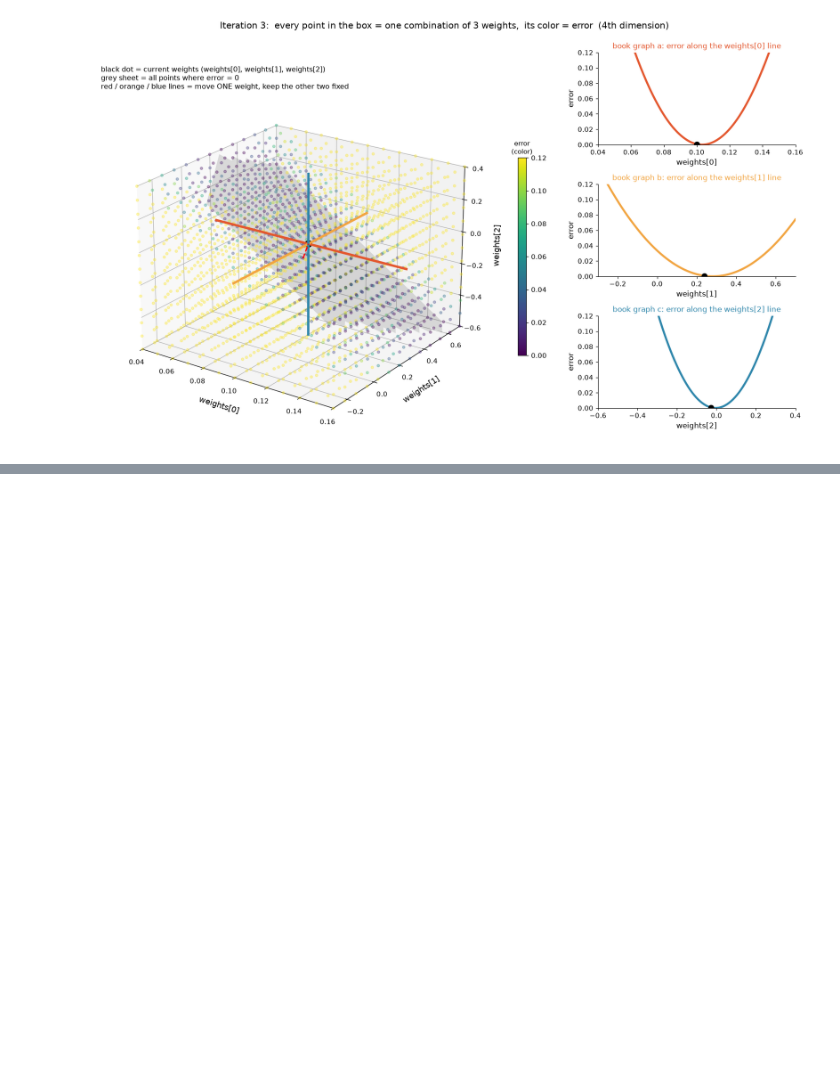
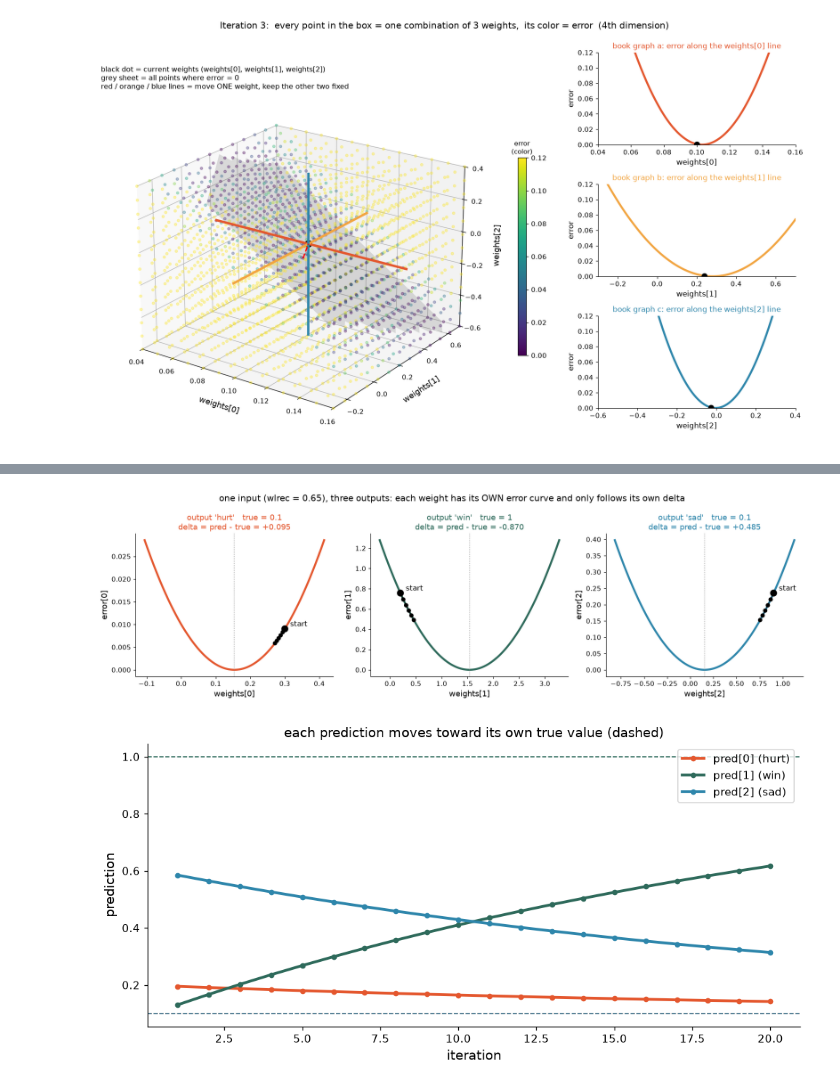
Before and after one commit to en-pantoufles/grokking-dl, a Jupyter notebook: notebooks/ch05.ipynb, the cells around one changed output, grey strips where cells are left out. Cells and saved outputs as stored; diff of their text form; code cells hidden in the pictures; blank space fills up the shorter version.

```diff
--- a/notebooks/ch05.ipynb
+++ b/notebooks/ch05.ipynb
@@ -429,3 +429,81 @@ for r, (w_now, e_now) in enumerate(history):
 [figure]
 [figure]
 [figure]
+# %%
+%matplotlib inline
+import numpy as np
+import matplotlib.pyplot as plt
+
+wlrec = [0.65, 1.0, 1.0, 0.9]
+hurt = [0.1, 0.0, 0.0, 0.1]
+win = [1, 1, 0, 1]
+sad = [0.1, 0.0, 0.1, 0.2]
+
+input = wlrec[0]
+true = [hurt[0], win[0], sad[0]]
+alpha = 0.1
+weights = [0.3, 0.2, 0.9]
+
+history = []
+for iter in range(20):
+    pred = [input * w for w in weights]
+    error = [(pred[i] - true[i]) ** 2 for i in range(3)]
+    delta = [pred[i] - true[i] for i in range(3)]
+    weight_deltas = [input * d for d in delta]
+    history.append((weights.copy(), pred, error, delta, weight_deltas))
+    for i in range(3):
+        weights[i] -= alpha * weight_deltas[i]
+
+w, pred, error, delta, wd = history[0]
+print("Iteration 1")
+for i, name in enumerate(["hurt", "win", "sad"]):
+    print(f"  {name:4}: weight={w[i]:.3f}  pred={pred[i]:.3f}  true={true[i]}  "
+          f"delta={delta[i]:+.3f}  weight_delta={wd[i]:+.4f}  ->  new weight={history[1][0][i]:.3f}")
+
+NAMES = ["hurt", "win", "sad"]
+COLORS = ["#e4572e", "#2e6a5b", "#2e86ab"]
+
+
+# ---------- Figure 1: 출력 3개 = 독립된 단일 가중치 문제 3개 ----------
+fig, axes = plt.subplots(1, 3, figsize=(15, 4.5), dpi=110)
+fig.suptitle("one input (wlrec = 0.65), three outputs: each weight has its OWN error curve "
+             "and only follows its own delta", fontsize=13)
+
+for i, ax in enumerate(axes):
+    w_star = true[i] / input
+    span = max(abs(history[0][0][i] - w_star), 0.2) * 1.3
+    ws = np.linspace(w_star - span, w_star + span, 300)
+    ax.plot(ws, (input * ws - true[i]) ** 2, color=COLORS[i], lw=3)
+
+    path_w = [h[0][i] for h in history[:6]]
+    path_e = [h[2][i] for h in history[:6]]
+    ax.plot(path_w, path_e, color="black", ls="--", lw=1, zorder=4)
+    ax.scatter(path_w, path_e, color="black", s=[90] + [30] * 5, zorder=5)
+    ax.annotate("start", (path_w[0], path_e[0]), textcoords="offset points", xytext=(8, 4), fontsize=11)
+
+    ax.axvline(w_star, color="#999999", ls=":", lw=1)
+    ax.set_title(f"output '{NAMES[i]}'   true = {true[i]}\n"
+                 f"delta = pred - true = {history[0][3][i]:+.3f}", fontsize=12, color=COLORS[i])
+    ax.set_xlabel(f"weights[{i}]", fontsize=12)
+    ax.set_ylabel(f"error[{i}]", fontsize=12)
+    ax.spines[["top", "right"]].set_visible(False)
+
+plt.tight_layout()
+plt.show()
+
+
+# ---------- Figure 2: 세 예측이 각자의 정답으로 수렴 ----------
+fig, ax = plt.subplots(figsize=(9, 4.5), dpi=110)
+its = np.arange(1, len(history) + 1)
+for i in range(3):
+    ax.plot(its, [h[1][i] for h in history], color=COLORS[i], lw=2.5, marker="o", ms=4,
+            label=f"pred[{i}] ({NAMES[i]})")
+    ax.axhline(true[i], color=COLORS[i], ls="--", lw=1)
+ax.set_xlabel("iteration", fontsize=12)
+ax.set_ylabel("prediction", fontsize=12)
+ax.set_title("each prediction moves toward its own true value (dashed)", fontsize=12)
+ax.legend()
+ax.spines[["top", "right"]].set_visible(False)
+plt.tight_layout()
+plt.show()
+# %% [output]
@@ -431,0 +514,2 @@ for r, (w_now, e_now) in enumerate(history):
+[figure, added]
+[figure, added]
```
Also changed, not shown: parts of 1 cell of this notebook, 1 other file.
